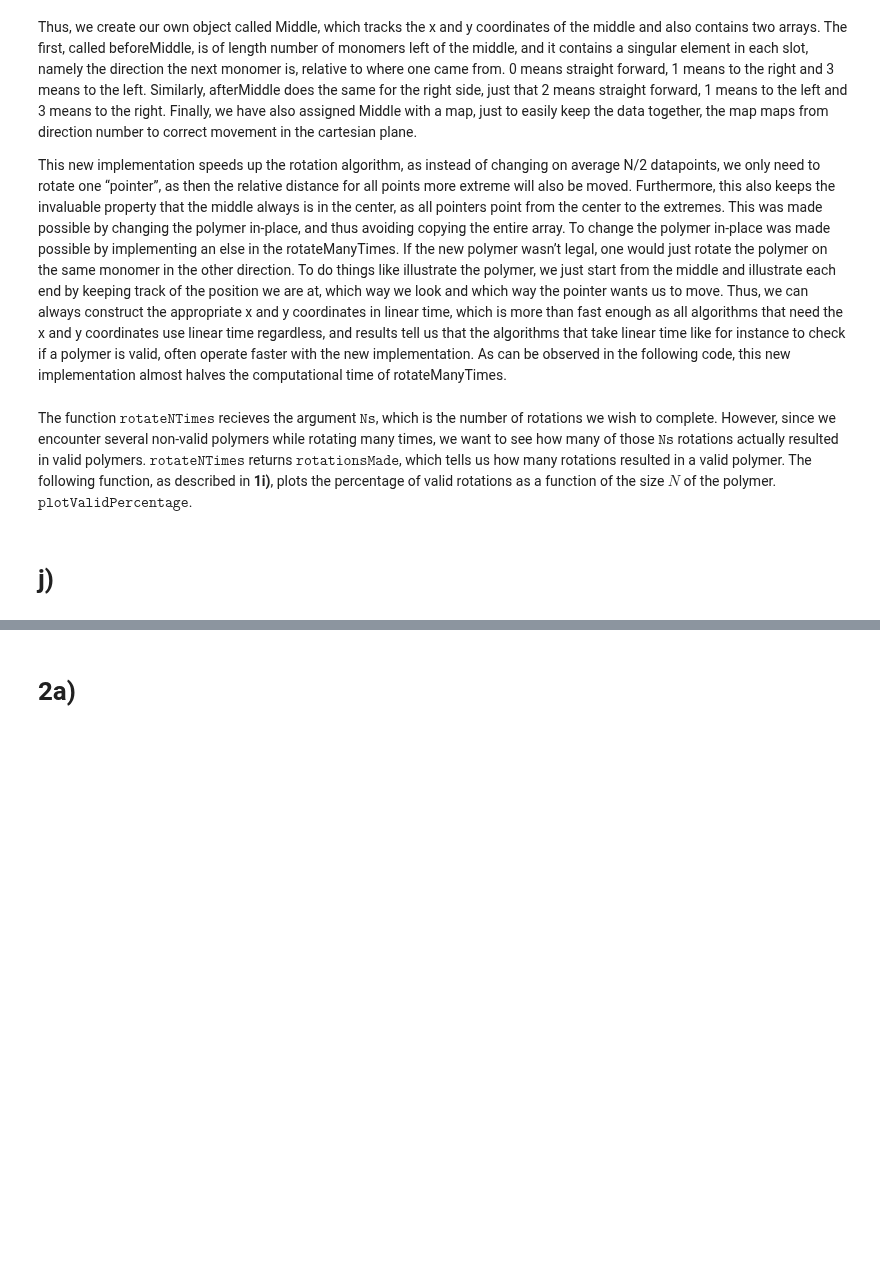
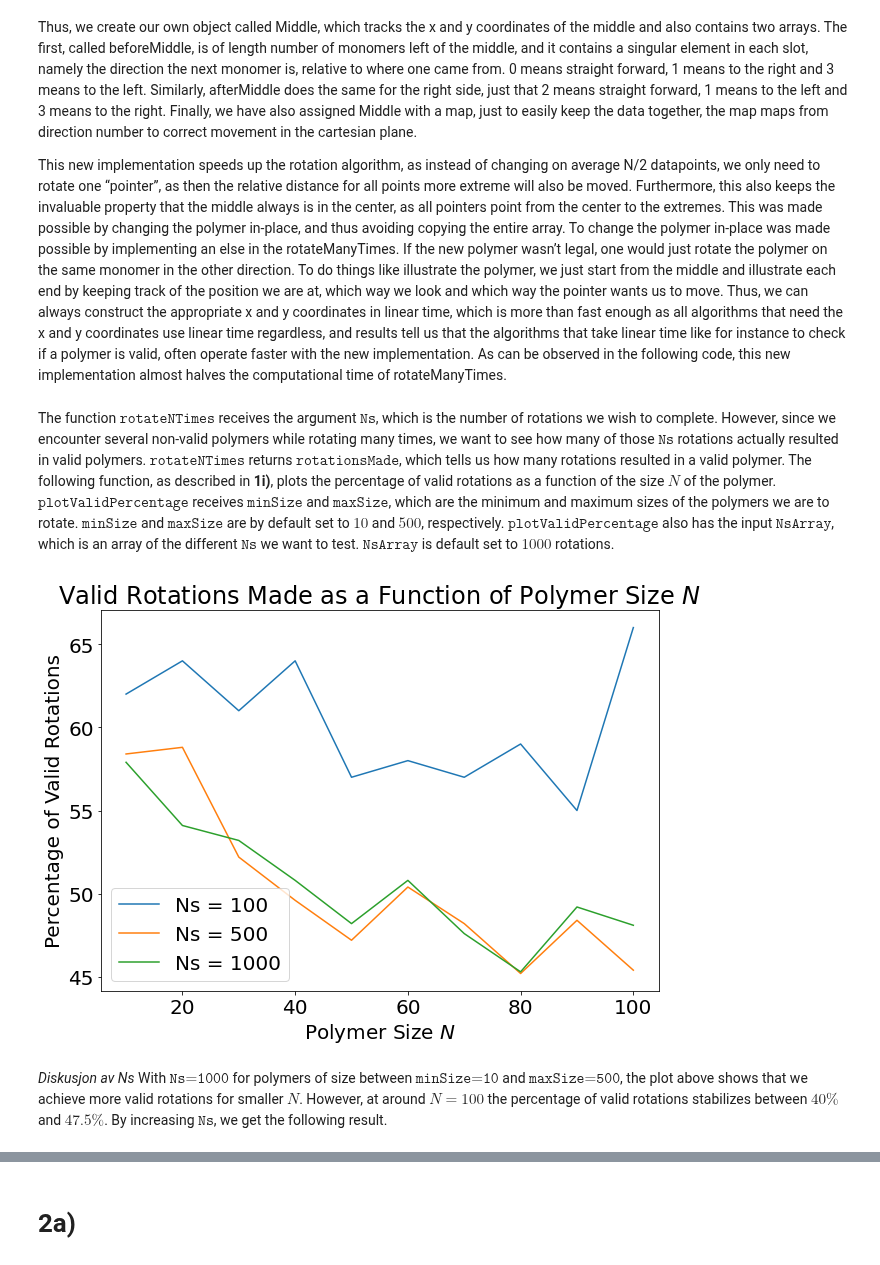
Before and after one commit to OliverRuden/TMA4320-scientific-computing, a Jupyter notebook: VitBerBioFysikk.ipynb, the cells around one changed output, grey strips where cells are left out. Drawn from its saved outputs; the diff is of its cells as text; code cells hidden in the pictures; blank space fills up the shorter version.

```diff
--- a/VitBerBioFysikk.ipynb
+++ b/VitBerBioFysikk.ipynb
@@ -12,6 +12,8 @@ The following function $\texttt{createPolymer}$, as described in task 1b), recie
 import numpy as np
 import matplotlib.pyplot as plt
 from numba import jit
+import timeit
+plt.rcParams.update({'font.size': 20}) # change font-size of the plot
 # %%
 def createPolymer(N):
     polymer = np.zeros((N, 2))                             # initialize an Nx2-array to represent the polymer
@@ -263,14 +265,26 @@ Here is a comparrison of the old rotateManyTimes and rotateManyTimesVer2
 %timeit rotateManyTimes(150, 10000)
 %timeit rotateManyTimesVer2(150,10000)
 # %% [markdown]
-The function $\texttt{rotateNTimes}$ recieves the argument $\texttt{Ns}$, which is the number of rotations we wish to complete. However, since we encounter several non-valid polymers while rotating many times, we want to see how many of those $\texttt{Ns}$ rotations actually resulted in valid polymers. $\texttt{rotateNTimes}$ returns $\texttt{rotationsMade}$, which tells us how many rotations resulted in a valid polymer. The following function, as described in **1i)**, plots the percentage of valid rotations as a function of the size $N$ of the polymer. $\texttt{plotValidPercentage}$.
+The function $\texttt{rotateNTimes}$ receives the argument $\texttt{Ns}$, which is the number of rotations we wish to complete. However, since we encounter several non-valid polymers while rotating many times, we want to see how many of those $\texttt{Ns}$ rotations actually resulted in valid polymers. $\texttt{rotateNTimes}$ returns $\texttt{rotationsMade}$, which tells us how many rotations resulted in a valid polymer. The following function, as described in **1i)**, plots the percentage of valid rotations as a function of the size $N$ of the polymer. $\texttt{plotValidPercentage}$ receives $\texttt{minSize}$ and $\texttt{maxSize}$, which are the minimum and maximum sizes of the polymers we are to rotate. $\texttt{minSize}$ and $\texttt{maxSize}$ are by default set to $10$ and $500$, respectively. $\texttt{plotValidPercentage}$ also has the input $\texttt{NsArray}$, which is an array of the different $\texttt{Ns}$ we want to test. $\texttt{NsArray}$ is default set to $1000$ rotations.
-# %%
-def plotValidPercentage(minSize = 4, maxSize = 500, Ns = 1000):
-    sizes = np.arange(minSize, maxSize + 1, 10)
-    intSizes = sizes.astype(int)
-    print(intSizes[0])
-    valid = np.array([rotateNTimes(N, Ns)[1] for N in intSizes])
-    plt.plot(intSizes, valid/Ns)
-    plt.show()
-# %% [markdown]
-# j)
+# %%
+def plotValidPercentage(minSize = 10, maxSize = 500, NsArray = np.array([1000])):
+    sizes = np.arange(minSize, maxSize + 1, 10)     # array of the sizes of the polymers we are to rotate
+    intSizes = sizes.astype(int)                    # making sure that the sizes are integers
+
+    plt.figure(figsize = (10, 7))                   # adjust the size
+    for Ns in NsArray:
+        validRotations = np.array([rotateNTimes(N, Ns)[1] for N in intSizes])    # collects the number of valid rotations made for the different sizes
+        plt.plot(intSizes, (validRotations / Ns) * 100, label = f'Ns = {Ns}')    # plots percentage of valid rotations
+
+    plt.xlabel(r'Polymer Size $N$')
+    plt.ylabel('Percentage of Valid Rotations')
+    plt.title('Valid Rotations Made as a Function of Polymer Size $N$')
+    plt.legend()
+    plt.show()
+
+# plotValidPercentage(10, 100, np.array([500, 1000, 100000]))
+# %% [output]
+[figure, added]
+# %% [markdown]
+*Diskusjon av Ns*
+With $\texttt{Ns=1000}$ for polymers of size between $\texttt{minSize=10}$ and $\texttt{maxSize=500}$, the plot above shows that we achieve more valid rotations for smaller $N$. However, at around $N=100$ the percentage of valid rotations stabilizes between $40\%$ and $47.5\%$. By increasing $\texttt{Ns}$, we get the following result.
```
Also changed, not shown: parts of 2 cells of this notebook.
